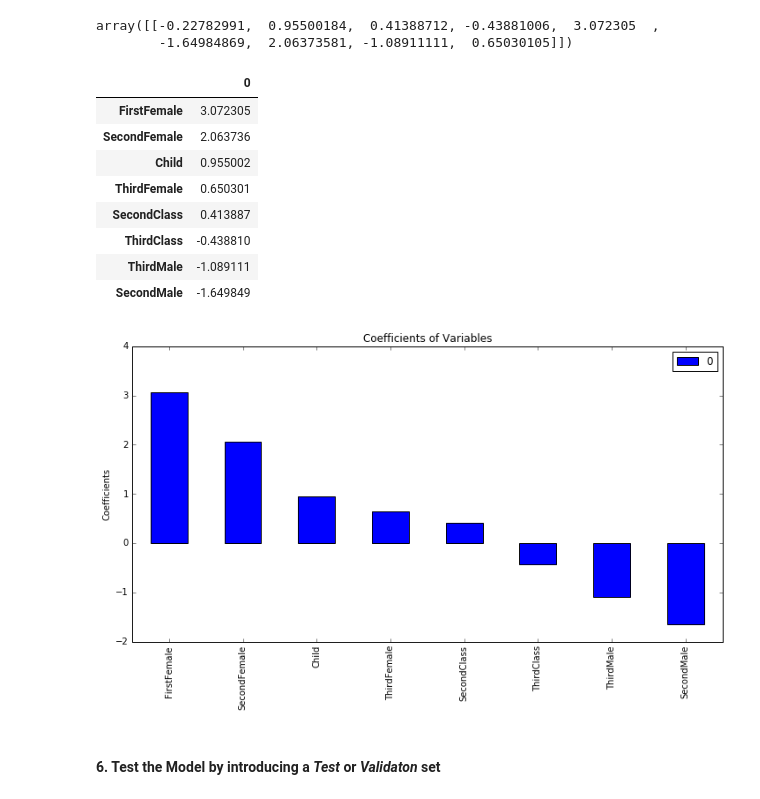
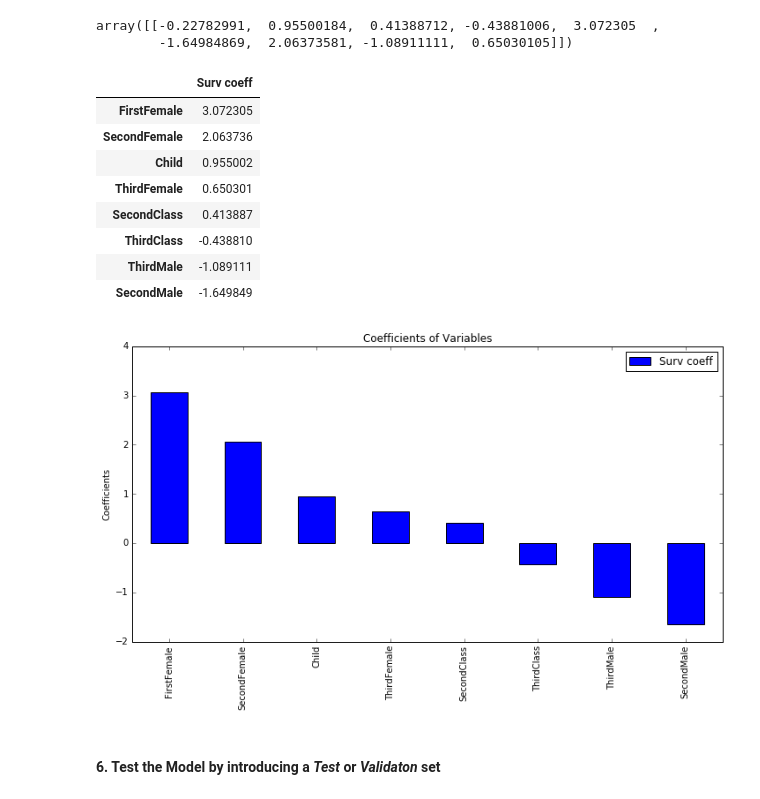
Before and after one commit to tptirrell/DSI-Projects, a Jupyter notebook: Project 5.ipynb, the cells around one changed output. Drawn from its saved outputs; the diff is of its cells as text; code cells hidden in the pictures.

```diff
--- a/Project 5.ipynb
+++ b/Project 5.ipynb
@@ -263,27 +309,30 @@ coefs
 array([[-0.22782991,  0.95500184,  0.41388712, -0.43881006,  3.072305  ,
         -1.64984869,  2.06373581, -1.08911111,  0.65030105]])
 # %%
+#turning coefficients into a dataframe and graphing
+
 coeflist=[]
 for i in coefs[0]:
     coeflist.append(i)
 coefdf = pd.DataFrame(coeflist, index = X.columns)
 coefdf = coefdf.sort_values(0, ascending = False)
 coefdf = coefdf[coefdf.index != 'constant']
+coefdf.columns = ['Surv coeff']
 coefdf.plot(kind='bar',style = 'fivethirtyeight', figsize= (12,6))
 plt.ylabel("Coefficients")
 plt.title("Coefficients of Variables")
 coefdf
 # %% [output]
-|  | 0 |
+|  | Surv coeff |
 | FirstFemale | 3.072305 |
 | SecondFemale | 2.063736 |
 | Child | 0.955002 |
 | ThirdFemale | 0.650301 |
 | SecondClass | 0.413887 |
 | ThirdClass | -0.438810 |
 | ThirdMale | -1.089111 |
 | SecondMale | -1.649849 |
-[figure, old version]
+[figure, new version]
 # %% [markdown]
 #### 6. Test the Model by introducing a *Test* or *Validaton* set
 # %%
```
Also changed, not shown: parts of 62 cells of this notebook.
